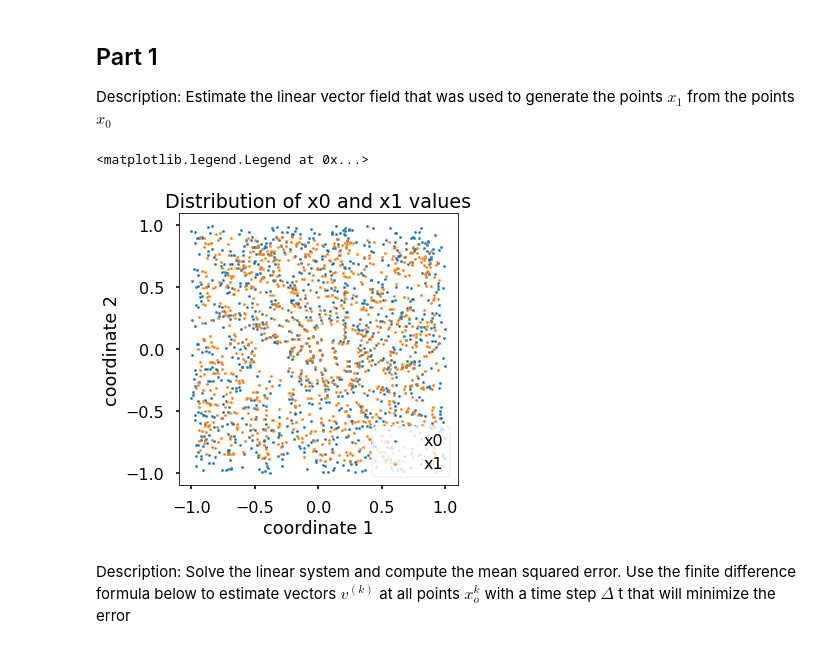
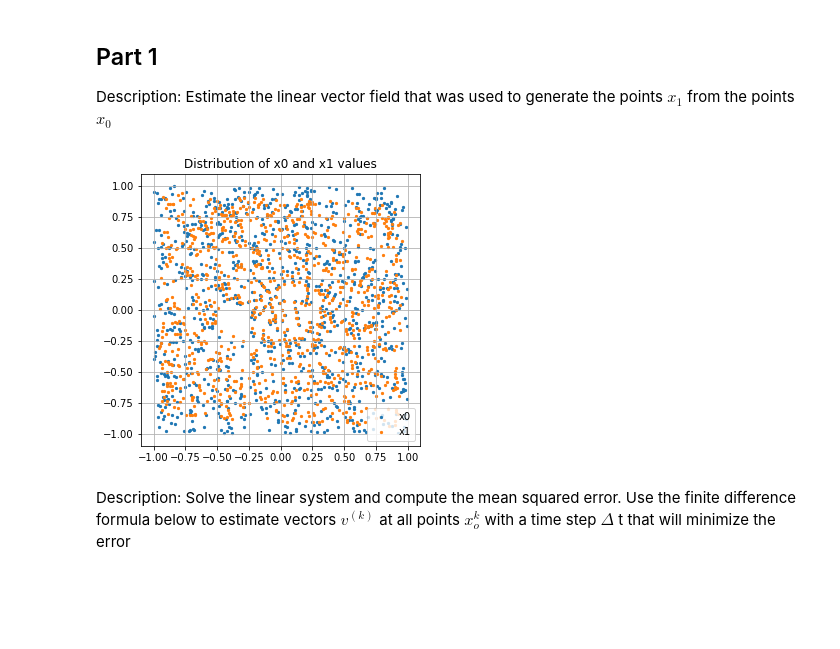
Before and after one commit to clarissanjani/MLCMS_Exercise5, a Jupyter notebook: Task2/Task2.ipynb, the cells around one changed output. Saved outputs shown, nothing was run; the diff lists cells and outputs as text; code cells hidden in the pictures; blank space fills up the shorter version.

```diff
--- a/Task2/Task2.ipynb
+++ b/Task2/Task2.ipynb
@@ -22,15 +23,15 @@ Description: Estimate the linear vector field that was used to generate the poin
 # %%
 fig = plt.figure(figsize=(5,5))
 ax = fig.add_subplot()
 ax.scatter(x0_np[:,0], x0_np[:, 1], s = 5, label='x0')
 ax.scatter(x1_np[:,0], x1_np[:, 1], s = 5, label="x1")
-ax.set_xlabel("coordinate 1")
-ax.set_ylabel("coordinate 2")
 ax.set_title("Distribution of x0 and x1 values")
 ax.legend()
+ax.grid()
+
+fig.savefig('Part1_distributionX0X1', dpi=150)
 # %% [output]
-<matplotlib.legend.Legend at 0x...>
-[figure, old version]
+[figure, new version]
 # %% [markdown]
 Description: Solve the linear system and compute the mean squared error. Use the finite difference formula below to estimate vectors $v^{(k)}$ at all points $x^{k}_{o}$ with a time step $\Delta$ t that will minimize the error
 # %% [markdown]
```
Also changed, not shown: parts of 26 cells of this notebook, 3 other files.
